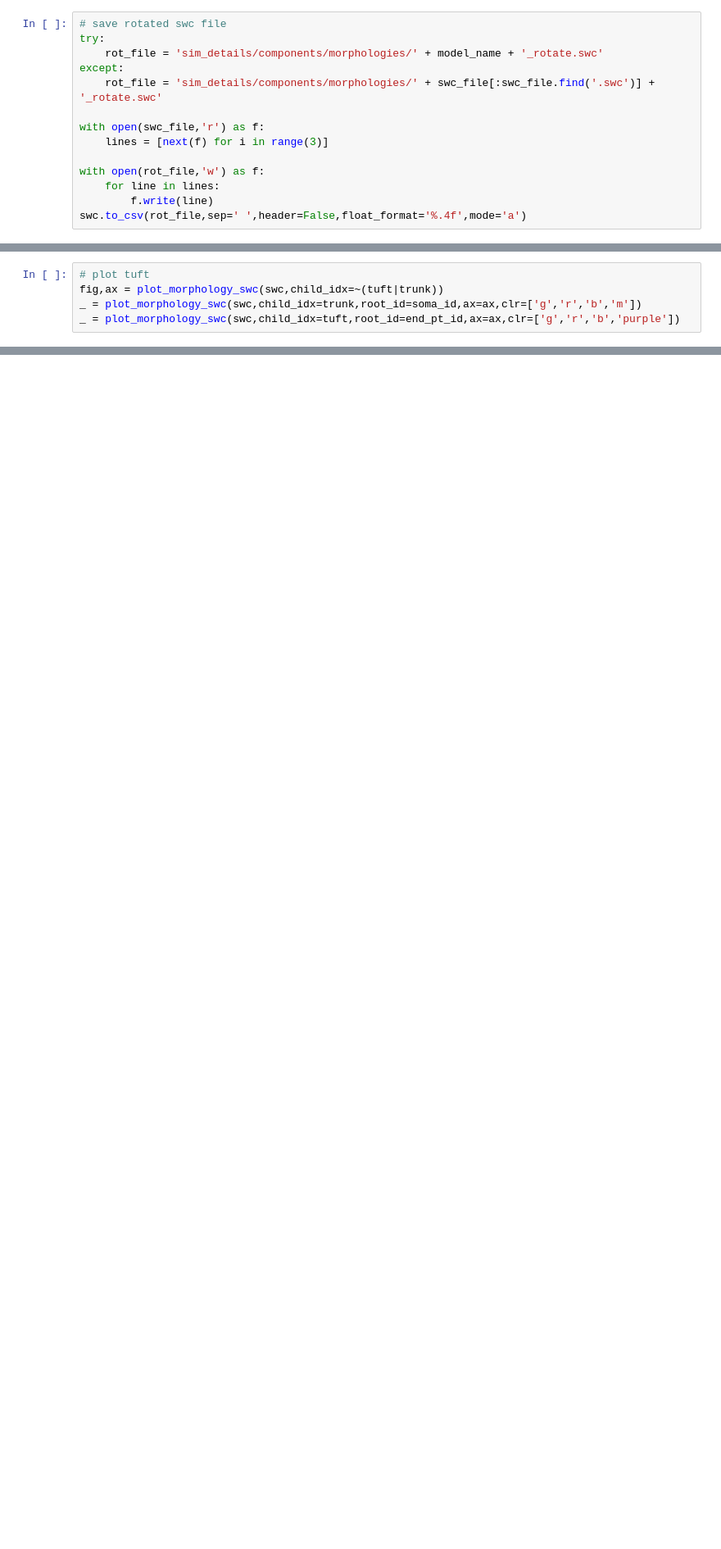
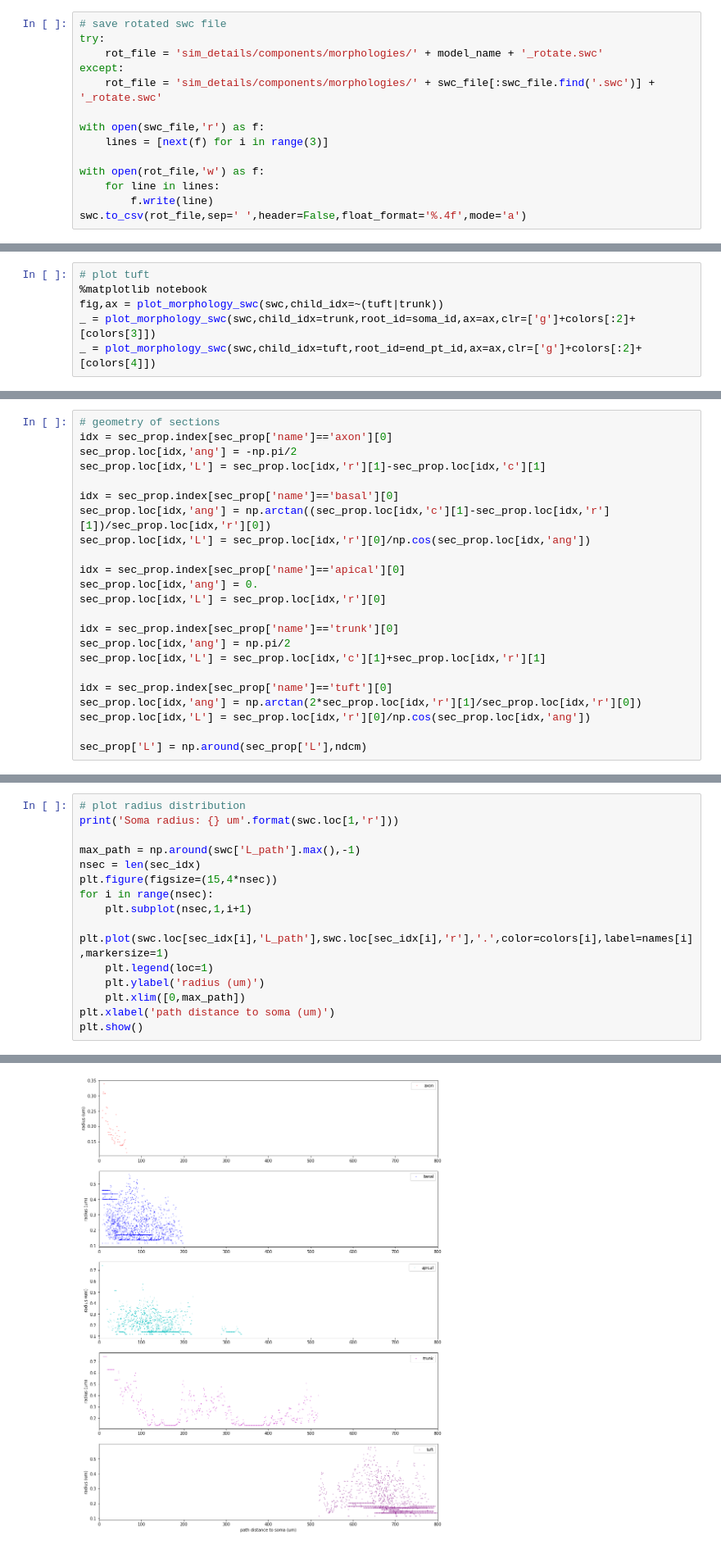
Before and after one commit to chenziao/detailed-single-cell, a Jupyter notebook: Rotate_morphology.ipynb, the cells around one changed output, grey strips where cells are left out. Shown at 82% size. Cells and saved outputs as stored; diff of their text form; blank space fills up the shorter version.

```diff
--- a/Rotate_morphology.ipynb
+++ b/Rotate_morphology.ipynb
@@ -192,8 +173,9 @@ apical = np.asarray((swc['type']==4) & (~tuft) & (~trunk))
 # %%
 # plot tuft
+%matplotlib notebook
 fig,ax = plot_morphology_swc(swc,child_idx=~(tuft|trunk))
-_ = plot_morphology_swc(swc,child_idx=trunk,root_id=soma_id,ax=ax,clr=['g','r','b','m'])
-_ = plot_morphology_swc(swc,child_idx=tuft,root_id=end_pt_id,ax=ax,clr=['g','r','b','purple'])
+_ = plot_morphology_swc(swc,child_idx=trunk,root_id=soma_id,ax=ax,clr=['g']+colors[:2]+[colors[3]])
+_ = plot_morphology_swc(swc,child_idx=tuft,root_id=end_pt_id,ax=ax,clr=['g']+colors[:2]+[colors[4]])
 # %% [output]
 [interactive output not drawn]
 [interactive output not drawn]
@@ -224,0 +229,23 @@ plt.show()
+# %%
+# geometry of sections
+idx = sec_prop.index[sec_prop['name']=='axon'][0]
+sec_prop.loc[idx,'ang'] = -np.pi/2
+sec_prop.loc[idx,'L'] = sec_prop.loc[idx,'r'][1]-sec_prop.loc[idx,'c'][1]
+
+idx = sec_prop.index[sec_prop['name']=='basal'][0]
+sec_prop.loc[idx,'ang'] = np.arctan((sec_prop.loc[idx,'c'][1]-sec_prop.loc[idx,'r'][1])/sec_prop.loc[idx,'r'][0])
+sec_prop.loc[idx,'L'] = sec_prop.loc[idx,'r'][0]/np.cos(sec_prop.loc[idx,'ang'])
+
+idx = sec_prop.index[sec_prop['name']=='apical'][0]
+sec_prop.loc[idx,'ang'] = 0.
+sec_prop.loc[idx,'L'] = sec_prop.loc[idx,'r'][0]
+
+idx = sec_prop.index[sec_prop['name']=='trunk'][0]
+sec_prop.loc[idx,'ang'] = np.pi/2
+sec_prop.loc[idx,'L'] = sec_prop.loc[idx,'c'][1]+sec_prop.loc[idx,'r'][1]
+
+idx = sec_prop.index[sec_prop['name']=='tuft'][0]
+sec_prop.loc[idx,'ang'] = np.arctan(2*sec_prop.loc[idx,'r'][1]/sec_prop.loc[idx,'r'][0])
+sec_prop.loc[idx,'L'] = sec_prop.loc[idx,'r'][0]/np.cos(sec_prop.loc[idx,'ang'])
+
+sec_prop['L'] = np.around(sec_prop['L'],ndcm)
@@ -224,0 +305,16 @@ plt.show()
+# %%
+# plot radius distribution
+print('Soma radius: {} um'.format(swc.loc[1,'r']))
+
+max_path = np.around(swc['L_path'].max(),-1)
+nsec = len(sec_idx)
+plt.figure(figsize=(15,4*nsec))
+for i in range(nsec):
+    plt.subplot(nsec,1,i+1)
+    plt.plot(swc.loc[sec_idx[i],'L_path'],swc.loc[sec_idx[i],'r'],'.',color=colors[i],label=names[i],markersize=1)
+    plt.legend(loc=1)
+    plt.ylabel('radius (um)')
+    plt.xlim([0,max_path])
+plt.xlabel('path distance to soma (um)')
+plt.show()
+# %% [output]
@@ -224,0 +322 @@ plt.show()
+[figure, added]
```
Also changed, not shown: parts of 20 cells of this notebook, 34 other files.
